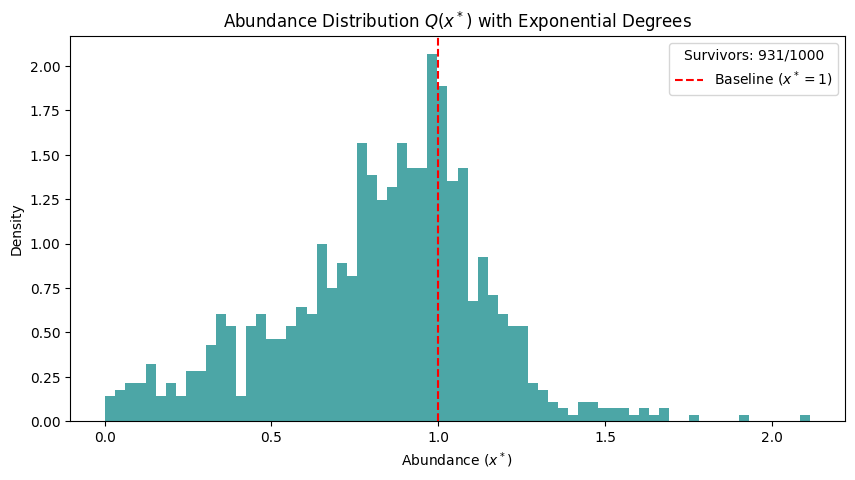
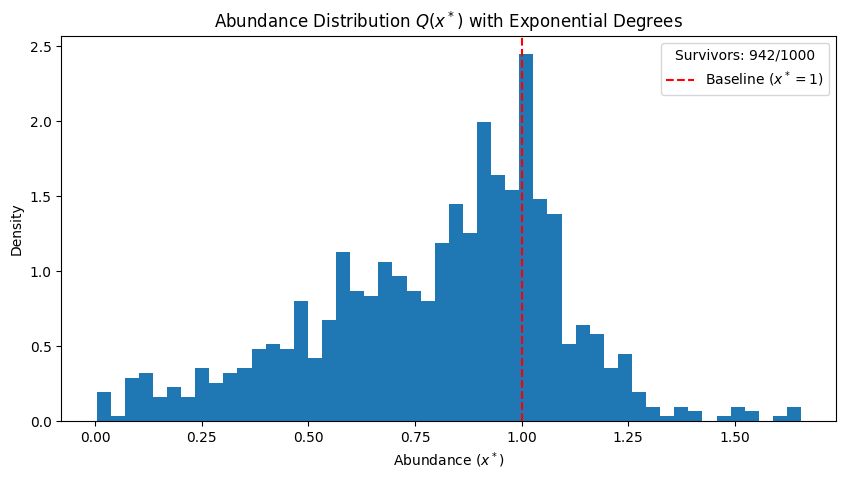
The notebook cell's code change between the first figure and the second:
--- before
+++ after
@@ -3,6 +3,6 @@
 
 plt.figure(figsize=(10, 5))
-# Plotting the abundance distribution Q(x*) [cite: 268, 270]
-plt.hist(survivors, bins=70, density=True, color='teal', alpha=0.7)
+# Plotting the abundance distribution Q(x*) 
+plt.hist(survivors, bins=50, density=True)
 plt.axvline(1.0, color='red', linestyle='--', label='Baseline ($x^*=1$)')
 plt.title(r"Abundance Distribution $Q(x^*)$ with Exponential Degrees")

Commit: average over realizations